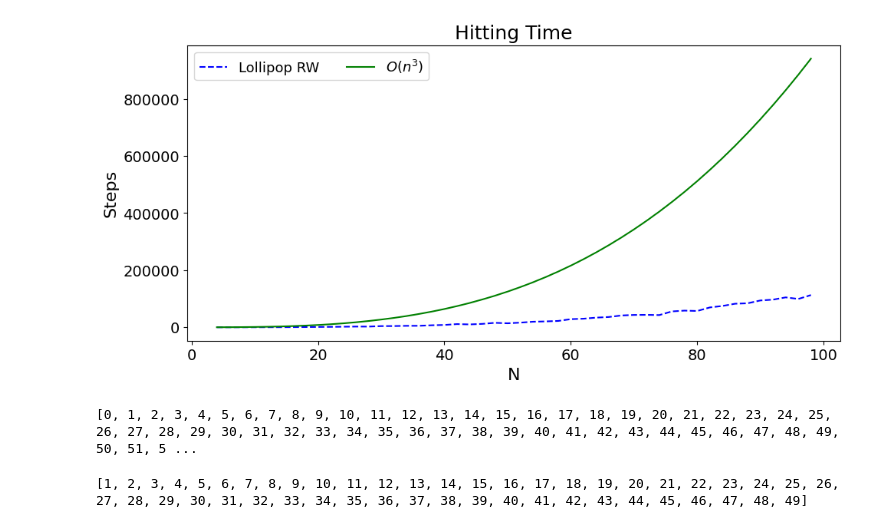
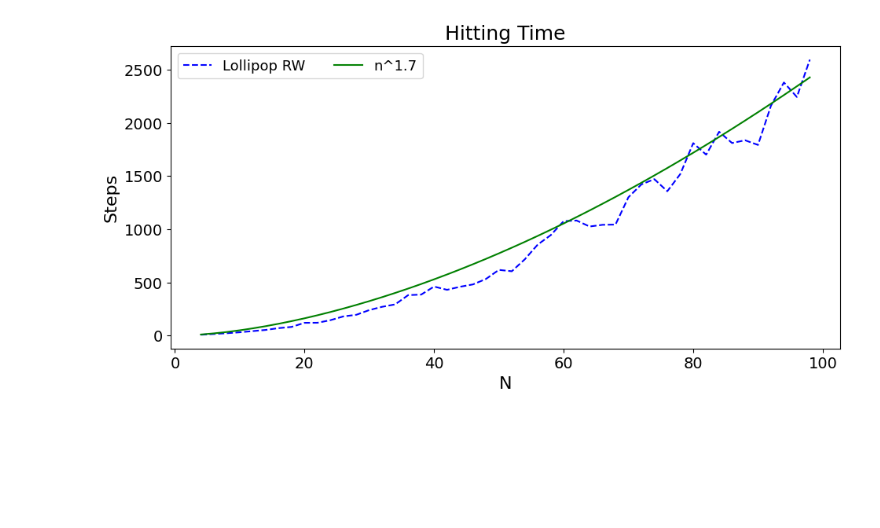
Before and after one commit to JaimePSantos/DynamicRandomWalks, a Jupyter notebook: HT-Static_Lollipop.ipynb, the cells around one changed output. Saved outputs shown, nothing was run; the diff lists cells and outputs as text; code cells hidden in the pictures; blank space fills up the shorter version.

```diff
--- a/HT-Static_Lollipop.ipynb
+++ b/HT-Static_Lollipop.ipynb
@@ -68,10 +68,10 @@ def estimate_hitting_time(m_values, n_values, start_vertex, end_vertex, num_simu
 
     return hitting_times
 
-def theoretical_hitting_time(n):
+def theoretical_hitting_time(n,factor):
     hitting_times = []
     for i in n:
-        hitting_times.append(i**3)
+        hitting_times.append(i**factor)
 
     return hitting_times
 # %%
@@ -84,8 +84,10 @@ samples = 100
 
 sum_range = list(map(lambda x, y: x + y, m_range, n_range))
 
-initVertex = 0
-targetVertex = -1
+initVertex = -1
+targetVertex = 0
+
+factor = 1.7
 
 hitting_times_file = f'Datasets/DynGraphsDTRW/hittingTimeLollipop_N{sum_range[-1]}_FROM{initVertex}-TO{targetVertex}_S{samples}.txt'
 
@@ -93,12 +95,12 @@ print(f'Looking for: \n-----> {hitting_times_file}')
 
 if os.path.exists(hitting_times_file):
     hitting_times = load_list_from_file(hitting_times_file)
-    theoretical_hitting_times = theoretical_hitting_time(sum_range)
+    theoretical_hitting_times = theoretical_hitting_time(sum_range,factor)
     print('\nFile exists!')
 else:
     print('\nFile Doesnt Exist!')
     hitting_times = estimate_hitting_time(m_range,n_range,initVertex,targetVertex,samples)
-    theoretical_hitting_times = theoretical_hitting_time(sum_range)
+    theoretical_hitting_times = theoretical_hitting_time(sum_range,factor)
 
     write_list_to_file(hitting_times_file, hitting_times)
 # %% [output]
@@ -122,39 +111,31 @@ End node: 3      Neighbors: [2]
 # %%
-alphaLabelList = [r'Lollipop RW',r'$O(n^3)$']
+alphaLabelList = [r'Lollipop RW',f'n^{factor}']
 
 params = {
     'font_size' : 14,
     'figsize': (11, 5),
     'plot_title' : f'Hitting Time',
     'x_label' : 'N',
     'y_label' : "Steps",
     'legend_labels' : alphaLabelList,
     'legend_loc': "best",
     # 'legend_title' : r'$\alpha$',
     'legend_ncol' : 3,
     'color_list' : ['#0000FF', '#008000', '#525252'],
     'line_style_list' : ['--', '-','-.' ],
     # 'save_path' : f'Output/OrientedDynamics/orientedDynamics_N{N}_NWALKS{len(alphaList)}_Alphas{str([round(a, 2) for a in alphaList]).replace(", ", "-").replace("[", "").replace("]", "")}_TMAX{round(t)}.png',
     'use_loglog': False,
     'use_cbar' : False,
     'cbar_label' : None,
     'cbar_ticks' : None,
     'cbar_tick_labels' : None,
     'x_lim' : None,
     # 'x_num_ticks' : 7,
     # 'y_num_ticks' : 7,
     # 'x_round_val' : 1,
     # 'y_round_val' : 3,
 }
 
 plot_qwak(x_value_matrix = [list(sum_range),list(sum_range)] , y_value_matrix = [hitting_times,theoretical_hitting_times],**params)
 # %% [output]
-[figure, old version]
+[figure, new version]
-# %%
-print(list(nx.lollipop_graph(50,50).nodes))
-# %% [output]
-[0, 1, 2, 3, 4, 5, 6, 7, 8, 9, 10, 11, 12, 13, 14, 15, 16, 17, 18, 19, 20, 21, 22, 23, 24, 25, 26, 27, 28, 29, 30, 31, 32, 33, 34, 35, 36, 37, 38, 39, 40, 41, 42, 43, 44, 45, 46, 47, 48, 49, 50, 51, 5 ...
-# %%
-print(list(nx.neighbors(nx.lollipop_graph(50,50),0)))
-# %% [output]
-[1, 2, 3, 4, 5, 6, 7, 8, 9, 10, 11, 12, 13, 14, 15, 16, 17, 18, 19, 20, 21, 22, 23, 24, 25, 26, 27, 28, 29, 30, 31, 32, 33, 34, 35, 36, 37, 38, 39, 40, 41, 42, 43, 44, 45, 46, 47, 48, 49]
```
Also changed, not shown: parts of 1 cell of this notebook, 2 other files.
